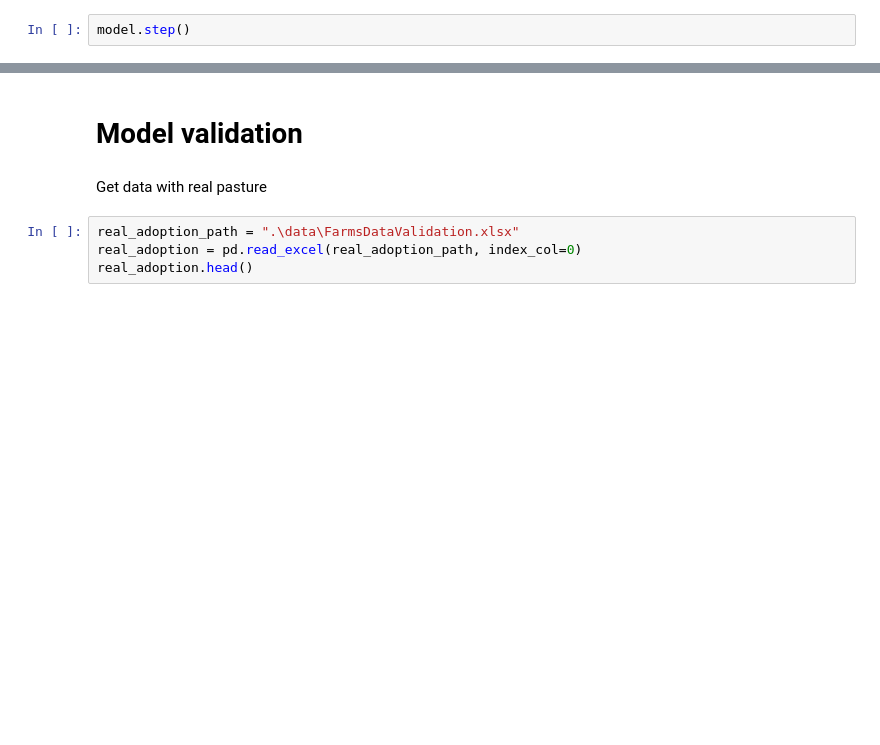
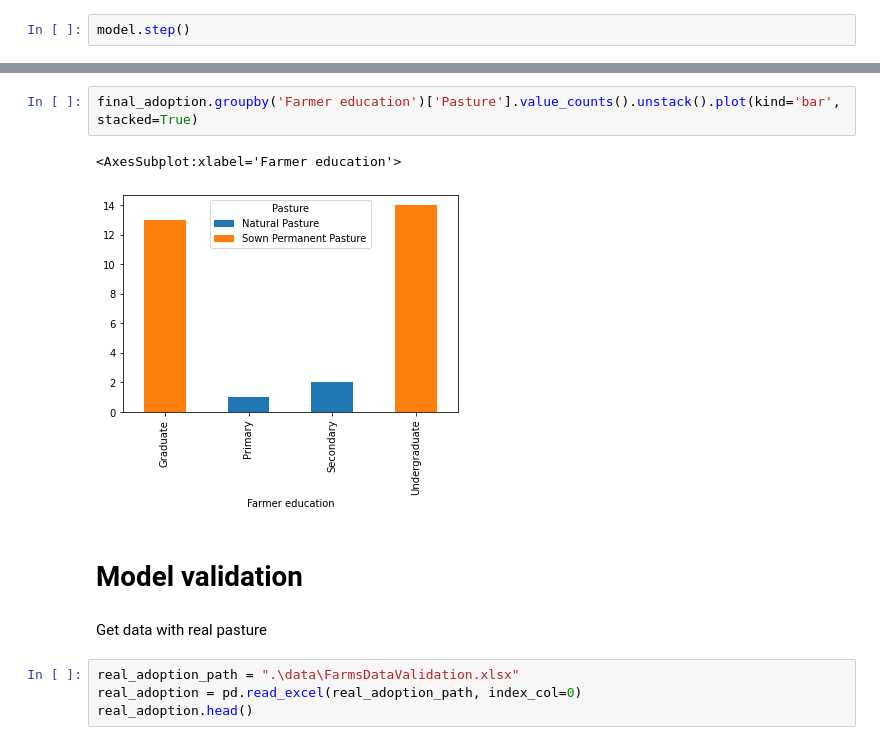
Before and after one commit to giacrava/thesis-sbp-abm, a Jupyter notebook: sbp_abm_survey/toy_abm/toy_abm analysis.ipynb, the cells around one changed output, grey strips where cells are left out. Cells and saved outputs as stored; diff of their text form; blank space fills up the shorter version.

```diff
--- a/sbp_abm_survey/toy_abm/toy_abm analysis.ipynb
+++ b/sbp_abm_survey/toy_abm/toy_abm analysis.ipynb
@@ -72,3 +88,8 @@ aggregate_adoption
+# %%
+final_adoption.groupby('Farmer education')['Pasture'].value_counts().unstack().plot(kind='bar', stacked=True)
+# %% [output]
+<AxesSubplot:xlabel='Farmer education'>
+[figure, added]
 # %% [markdown]
 # Model validation
 # %% [markdown]
```
Also changed, not shown: parts of 22 cells of this notebook, 4 other files.
